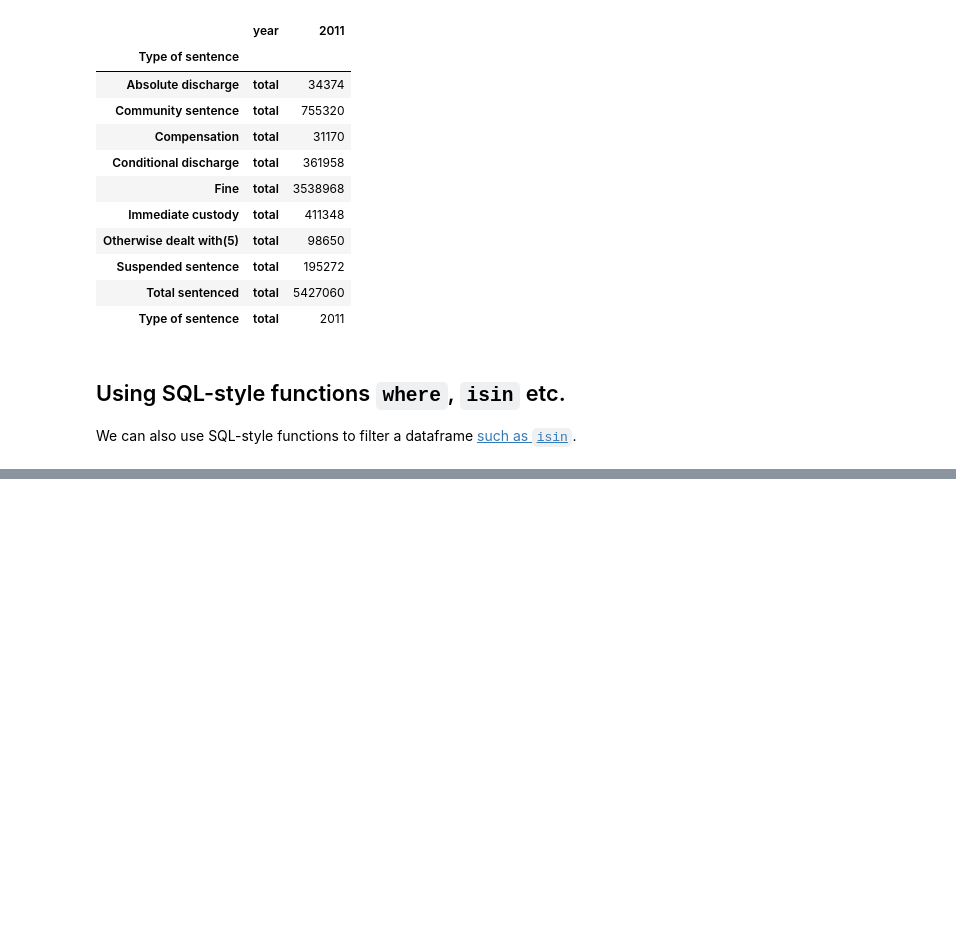
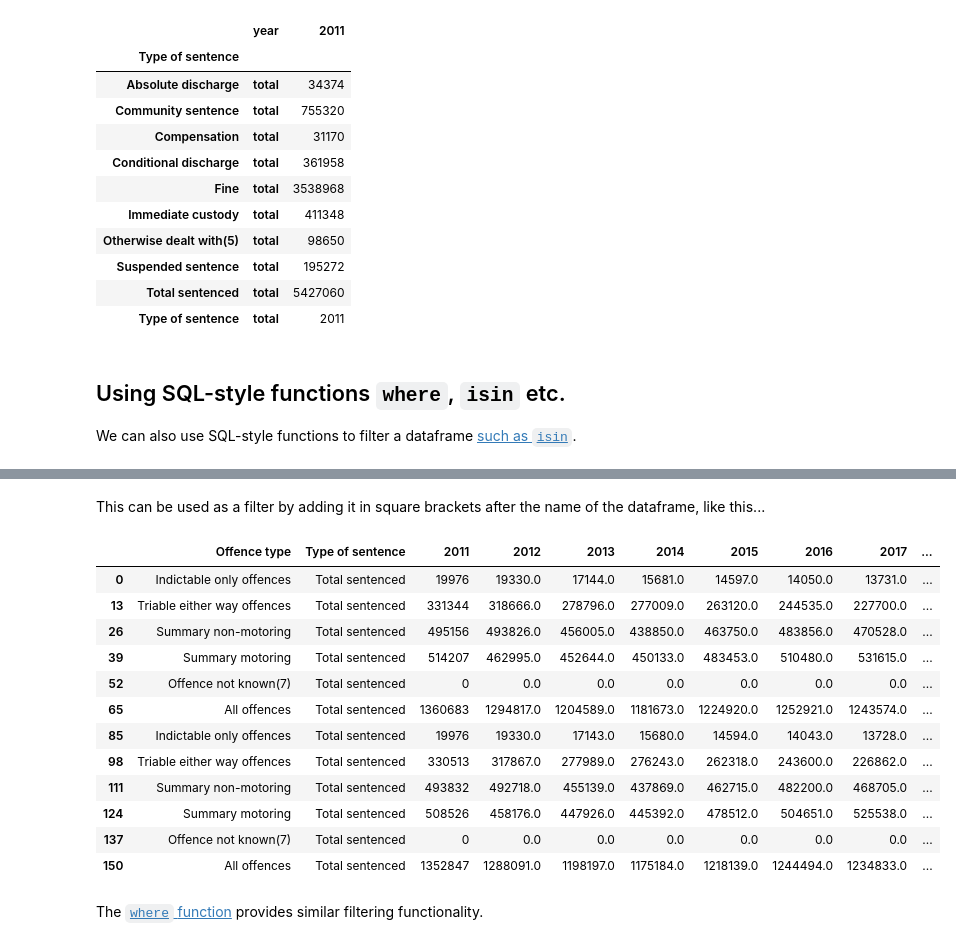
Before and after one commit to paulbradshaw/python5sessions, a Jupyter notebook: session4/04cleaning_criminaljusticeODS.ipynb, the cells around one changed output, grey strips where cells are left out. Cells and saved outputs as stored; diff of their text form; code cells hidden in the pictures; blank space fills up the shorter version.

```diff
--- a/session4/04cleaning_criminaljusticeODS.ipynb
+++ b/session4/04cleaning_criminaljusticeODS.ipynb
@@ -51,0 +183,17 @@ overview21mardf.head()
+# %%
+#create a list of years as strings
+yrstrings = [str(i) for i in range(2011,2022)]
+#create a list with the first two column names
+newcols =['offence','sentencetype']
+#add the two lists together to overwrite the second list
+newcols= newcols+yrstrings
+print(newcols)
+#import the data specifying the header row is row 5 and the names of columns
+overview21mardf = pd.read_excel(overview21mar,
+                                engine="odf",
+                                sheet_name="Q5_1",
+                                header=4,
+                                names=newcols,
+                                converters={'2021':float}) #specify the data types
+#show first few rows
+overview21mardf.head()
@@ -51,0 +209,11 @@ overview21mardf.head()
+# %%
+#create empty list
+listofdtypes = []
+
+#grab the column's values
+colvalues = overview21mardf['2021']
+
+#loop through that column
+for i in colvalues:
+  #add type of value to our list
+  listofdtypes.append(type(i))
@@ -100,4 +283 @@ There are a couple of ways to convert those to strings. The simplest is to creat
-# %%
-newcolnames = ['Offence type', 'Type of sentence ', '2011', '2012', '2013', '2014', '2015', '2016', '2017', '2018', '2019', '2020', '2021']
-overview21mardf.columns = newcolnames
 # %% [markdown]
@@ -132,5 +311,0 @@ Now the `dropna` function should work with that column name `'2011'` as a string
-# %%
-#try dropna again
-overview21mardf.dropna(subset=['2011'], inplace=True)
-#show results
-overview21mardf
@@ -291,0 +487,21 @@ We can also use SQL-style functions to filter a dataframe [such as `isin`](https
+# %% [markdown]
+This can be used as a filter by adding it in square brackets after the name of the dataframe, like this...
+# %%
+#filter the dataframe on the True/False list created in square brackets
+overview21mardf[overview21mardf['Type of sentence '].isin(['Total sentenced'])]
+# %% [output]
+|  | Offence type | Type of sentence | 2011 | 2012 | 2013 | 2014 | 2015 | 2016 | 2017 | ... |
+| 0 | Indictable only offences | Total sentenced | 19976 | 19330.0 | 17144.0 | 15681.0 | 14597.0 | 14050.0 | 13731.0 | ... |
+| 13 | Triable either way offences | Total sentenced | 331344 | 318666.0 | 278796.0 | 277009.0 | 263120.0 | 244535.0 | 227700.0 | ... |
+| 26 | Summary non-motoring | Total sentenced | 495156 | 493826.0 | 456005.0 | 438850.0 | 463750.0 | 483856.0 | 470528.0 | ... |
+| 39 | Summary motoring | Total sentenced | 514207 | 462995.0 | 452644.0 | 450133.0 | 483453.0 | 510480.0 | 531615.0 | ... |
+| 52 | Offence not known(7) | Total sentenced | 0 | 0.0 | 0.0 | 0.0 | 0.0 | 0.0 | 0.0 | ... |
+| 65 | All offences | Total sentenced | 1360683 | 1294817.0 | 1204589.0 | 1181673.0 | 1224920.0 | 1252921.0 | 1243574.0 | ... |
+| 85 | Indictable only offences | Total sentenced | 19976 | 19330.0 | 17143.0 | 15680.0 | 14594.0 | 14043.0 | 13728.0 | ... |
+| 98 | Triable either way offences | Total sentenced | 330513 | 317867.0 | 277989.0 | 276243.0 | 262318.0 | 243600.0 | 226862.0 | ... |
+| 111 | Summary non-motoring | Total sentenced | 493832 | 492718.0 | 455139.0 | 437869.0 | 462715.0 | 482200.0 | 468705.0 | ... |
+| 124 | Summary motoring | Total sentenced | 508526 | 458176.0 | 447926.0 | 445392.0 | 478512.0 | 504651.0 | 525538.0 | ... |
+| 137 | Offence not known(7) | Total sentenced | 0 | 0.0 | 0.0 | 0.0 | 0.0 | 0.0 | 0.0 | ... |
+| 150 | All offences | Total sentenced | 1352847 | 1288091.0 | 1198197.0 | 1175184.0 | 1218139.0 | 1244494.0 | 1234833.0 | ... |
+# %% [markdown]
+The [`where` function](https://www.geeksforgeeks.org/python-pandas-dataframe-where/) provides similar filtering functionality.
```
Also changed, not shown: parts of 37 cells of this notebook.
